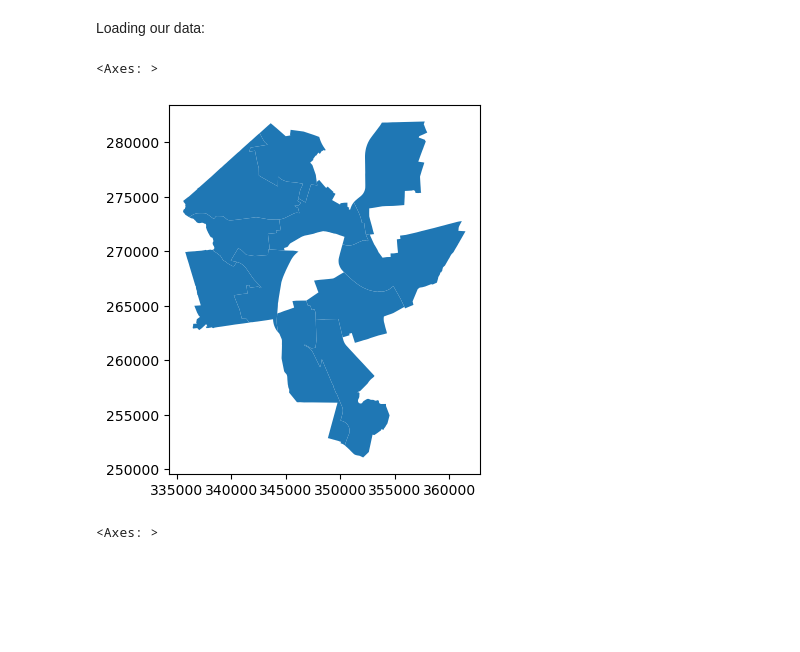
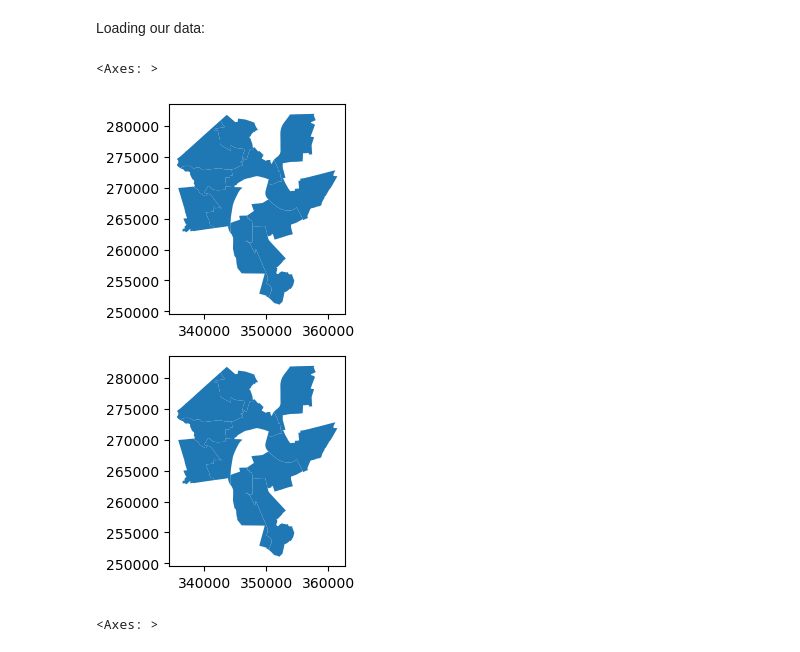
Before and after one commit to dwang0120/EveryVoteCounts-GIS, a Jupyter notebook: src/gis_prep.ipynb, the cells around one changed output. Drawn from its saved outputs; the diff is of its cells as text; code cells hidden in the pictures; blank space fills up the shorter version.

```diff
--- a/src/gis_prep.ipynb
+++ b/src/gis_prep.ipynb
@@ -18,8 +27,10 @@ gdf = gpd.GeoDataFrame(data)
-# %%
-gdf.plot()
-# %% [output]
-<Axes: >
-[figure, removed]
+# %%
+fig, axes = plt.subplots(2,1, figsize=(10,6))
+gdf.plot(ax=axes[0])
+gdf_percent.plot(ax=axes[1])
+# %% [output]
+<Axes: >
+[figure, added]
 # %%
 gdf_pvd = gpd.read_file("../data/BND_PVD_Wards_2022.shp")
 gdf_pvd.plot()
```
Also changed, not shown: parts of 17 cells of this notebook, 9 other files.
